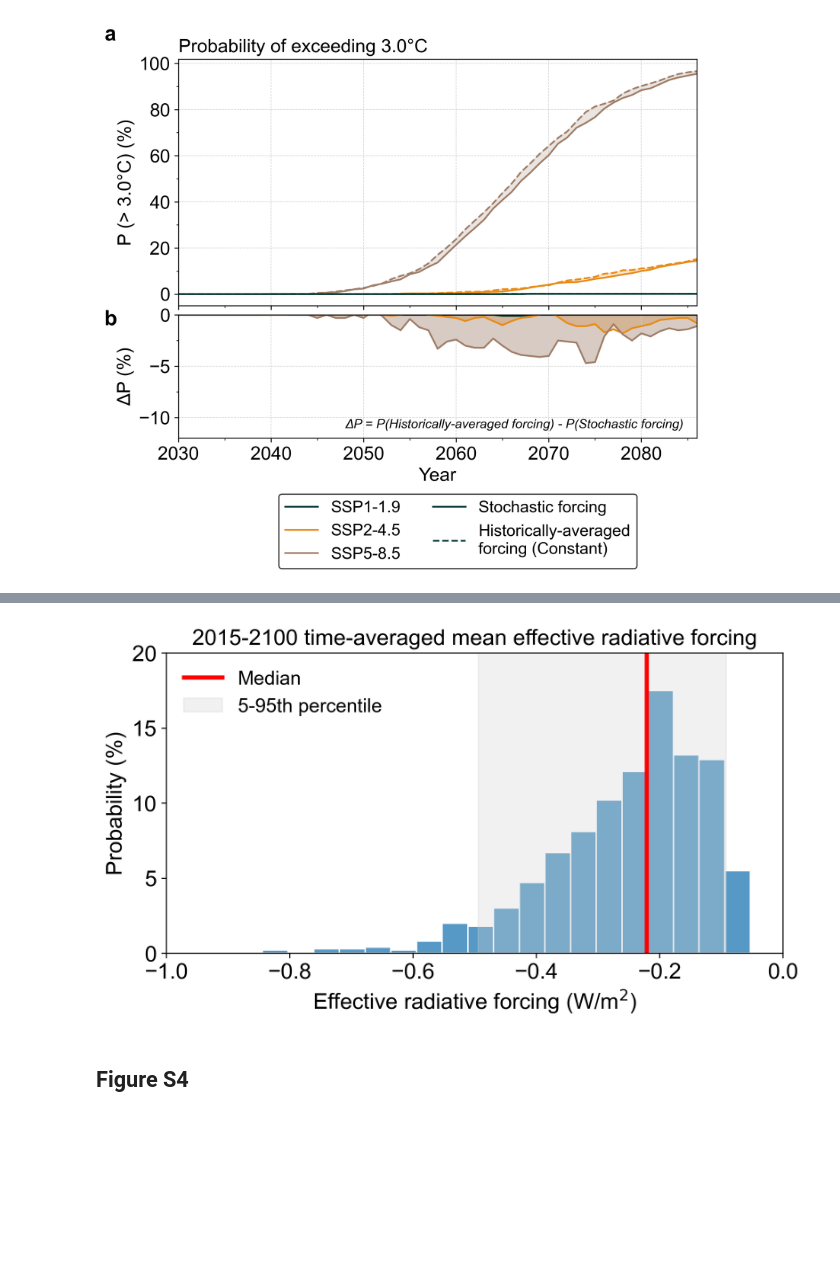
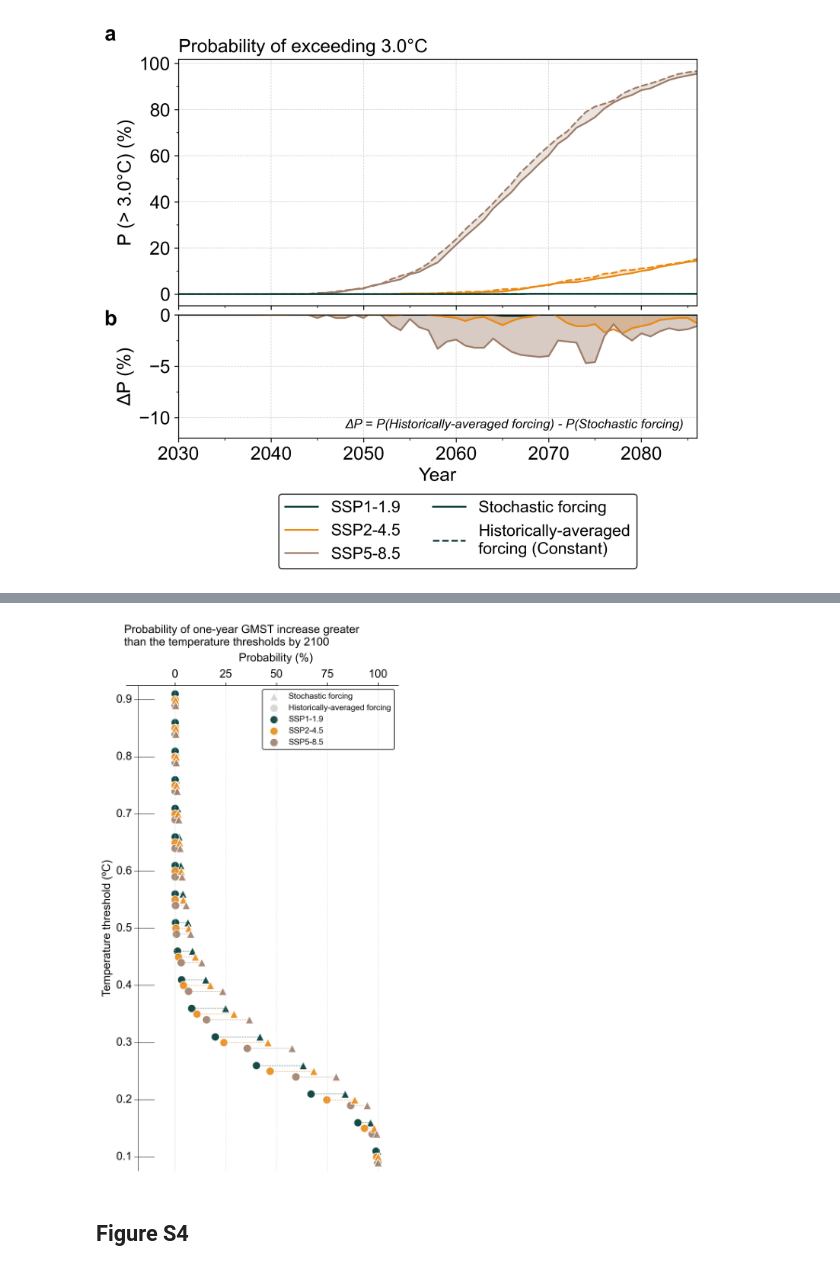
Before and after one commit to maychim/Stochastic-volc-FAIR, a Jupyter notebook: Supplementary_figures.ipynb, the cells around one changed output, grey strips where cells are left out. Saved outputs shown, nothing was run; the diff lists cells and outputs as text; code cells hidden in the pictures; blank space fills up the shorter version.

```diff
--- a/Supplementary_figures.ipynb
+++ b/Supplementary_figures.ipynb
@@ -106,6 +106,7 @@ def calc_historical_surtemp_ens(df1, df2, df3):
 ## Read data
 # %%
 # Directory of data files
+
 os.chdir('<path-to-directory-of-data>')
 
 ### Read FaIR simulation results
@@ -118,5 +119,8 @@ dn = xr.open_dataset('no_future_volcanoes.nc')
 
 # Future projection with 5 stochastic scenarios under SSP370 (ukesm calibrated FaIR runs)
 ukesm_cali = xr.open_dataset('ukesm_calibration_five_scenarios.nc')
+
+# Read data for Figure S3
+df_occurrence = pd.read_csv('table_prob_occurrence_warming.csv')
 # %%
 ### UKESM data from Chim et al (2023)
@@ -413,24 +416,90 @@ fig.savefig('FigureS2.pdf', format = 'pdf')
 # %%
-fig, ax2 = plt.subplots(figsize=(8, 4), dpi=300)
+fig, ax1 = plt.subplots(figsize=(6, 11),dpi=300,frameon=False)
+ax2 = ax1.twiny()
+ax1.spines['top'].set_visible(False)
+ax1.spines['right'].set_visible(False)
+ax1.spines['left'].set_visible(False)
+ax1.spines['bottom'].set_visible(False)
 
-sns.histplot(data=combined_df, x="erf_mean", ax=ax2,
-             stat="percent", kde=False, bins = 20, ec = 'white')
+ax2.spines['top'].set_visible(True)
+ax2.spines['right'].set_visible(False)
+ax2.spines['left'].set_visible(False)
+ax2.spines['bottom'].set_visible(False)
 
-ax2.axvline(erf_median, color = 'red', lw = 3, label = 'Median')
-ax2.axvspan(erf_5_percentile,erf_95_percentile,
-            color = 'lightgrey', alpha = 0.3, label = '5-95th percentile')
+ax2.grid(axis='x', color = 'lightgrey', alpha = 0.8, ls = 'dotted')
 
-ax2.legend(frameon=False, ncol = 1)
-ax2.set_xlabel('Effective radiative forcing (W/m$^2$)')
-ax2.set_title('2015-2100 time-averaged mean effective radiative forcing')
-ax2.set_ylabel('Probability (%)')
-ax2.set_xlim(-1,0)
-ax2.set_ylim(0,20)
+color = ['#003B36', '#E98A15', '#9F7E69']
+
+index = df_occurrence['Temperature']
+
+# For legend grey markers
+ax1.scatter(df_occurrence['SSP1-1.9'], index+0.035, color = 'lightgrey',
+            s = 100, label = 'Stochastic forcing', marker = '^', ec = 'white', alpha = 0.9)
+ax1.scatter(df_occurrence['SSP1-1.9'], index+0.035, color = color[0],
+            s = 100, marker = '^', ec = 'white', alpha = 0.9)
+
+#ssp119
+ax1.hlines(index+0.035, df_occurrence['SSP1-1.9']-1, df_occurrence['HIST_ssp119']+2,
+           color = color[0], lw = 0.7, ls ='dotted')
+
+ax1.scatter(df_occurrence['HIST_ssp119'], index+0.035, color = 'lightgrey',
+            label = 'Historically-averaged forcing', s = 100, marker = 'o', ec = 'white', alpha = 0.9)
+ax1.scatter(df_occurrence['HIST_ssp119'], index+0.035, color = color[0],
+            label = 'SSP1-1.9', s = 100, marker = 'o', ec = 'white', alpha = 0.9)
+
+#ssp245
+ax1.hlines(index+0.025, df_occurrence['SSP2-4.5']-1, df_occurrence['HIST_ssp245']+2,
+           color = color[1], lw = 0.7, ls ='dotted')
+ax1.scatter(df_occurrence['SSP2-4.5'], index+0.025,
+            color = color[1], marker = '^', ec = 'white', zorder = 11, s = 100, alpha = 0.9)
+ax1.scatter(df_occurrence['HIST_ssp245'], index+0.025, label = 'SSP2-4.5',
+            color = color[1], s = 100, ec = 'white', marker = 'o', zorder = 10, alpha = 0.9)
+
+#ssp585
+ax1.hlines(index+0.015, df_occurrence['SSP5-8.5']-1, df_occurrence['HIST_ssp585']+2,
+           color = color[2], lw = 0.7, ls ='dotted')
+ax1.scatter(df_occurrence['SSP5-8.5'], index+0.015,
+            color = color[2], marker = '^', ec = 'white', zorder = 11, s = 100, alpha = 0.9)
+ax1.scatter(df_occurrence['HIST_ssp585'], index+0.015, color = color[2], label = 'SSP5-8.5',
+            s = 100, ec = 'white', marker = 'o', zorder = 10, lw = 0.8, alpha = 0.9)
+
+ax1.text(-25,1.02,'Probability of one-year GMST increase greater\nthan the temperature thresholds by 2100', fontsize=14)
 
 
+y = np.arange(0.1, 0.91, 0.1)
+x = np.linspace(0, 100, len(y))
+for i, value in enumerate(y):
+    if value >= 0.1:
+        ax1.text(-25, value+0.025, f"{value:.1f}", ha="center", va="center", color="k", fontsize = 14)
+        ax1.hlines(value+0.025, -20,-10, color = 'k', lw = 0.5)
+        ax1.hlines(value+0.025, -20,-10, color = 'k', lw = 0.5)
+
+ax1.vlines(-18, 5, -0.9, color='k', lw=0.5)
+
+ax1.set_ylim(0.1, 0.95)
+ax1.set_xlim(-24,110)
+ax1.set_yticks([])
+
+
+x_labels = [0,0,25,50,75,100]
+ax1.set_xticklabels([])
+ax1.set_xticks([])
+ax2.set_xticklabels([])
+
+ax2.set_xlim(ax1.get_xlim())
+ax2.set_xticks(x_labels)
+ax2.set_xticklabels(x_labels, color='k', fontsize=14)
+ax2.tick_params(axis='x', colors='k')
+ax2.set_xlabel('Probability (%)', color='k', fontsize=14)
+ax2.xaxis.set_label_coords(0.55, 1.05)
+
+ax1.set_ylabel('Temperature threshold (ºC)', color = 'k', fontsize = 14)
+ax1.yaxis.set_label_coords(-0.05,0.5)
+ax1.legend(frameon=True, fontsize = 10, loc = 'upper right', labelcolor = 'k', facecolor = 'white')
+
 fig.savefig('FigureS3.pdf', format = 'pdf')
 # %% [output]
-[figure, old version]
+[figure, new version]
 # %% [markdown]
 ## Figure S4
 # %%
```
Also changed, not shown: parts of 9 cells of this notebook, 4 other files.
